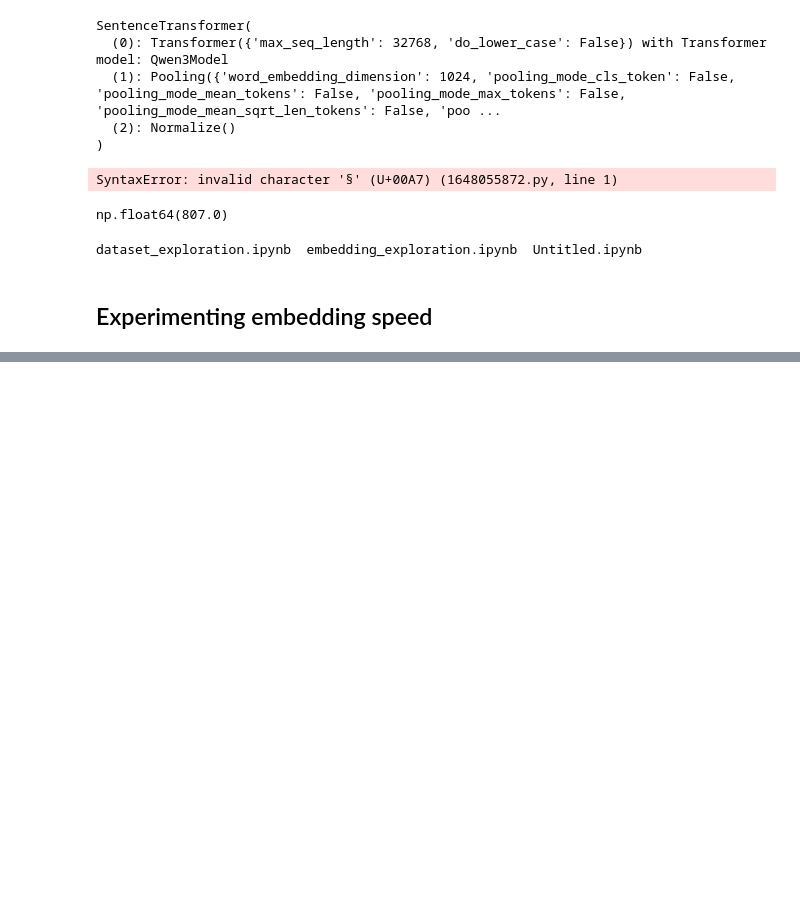
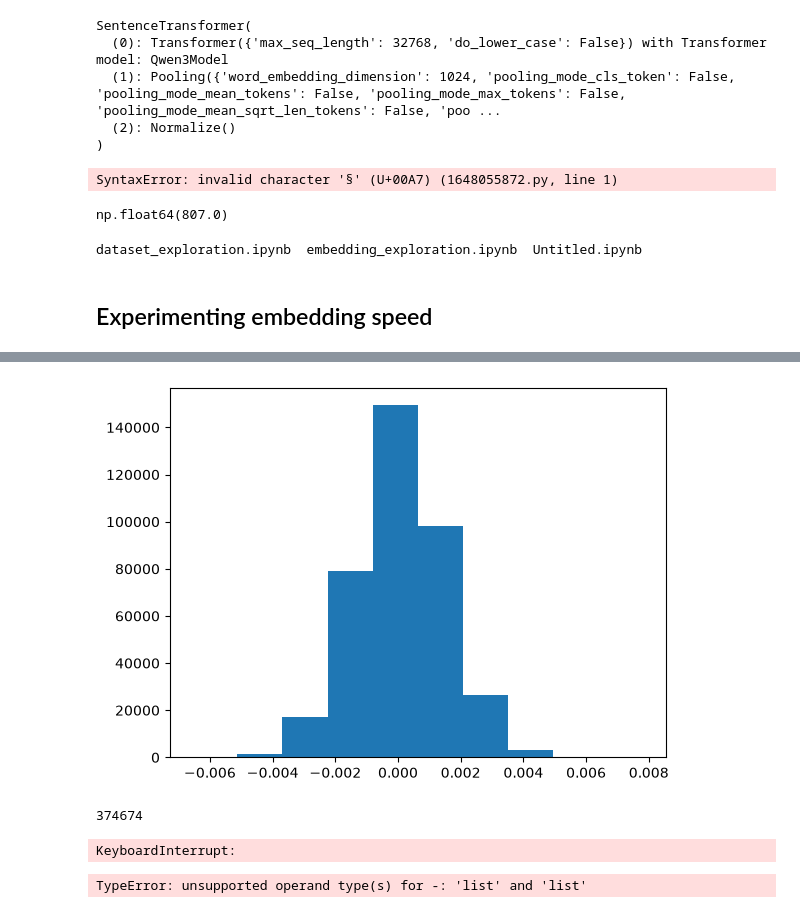
Before and after one commit to Gabriel-Ducrocq/ProjectAlbalat, a Jupyter notebook: albalat/notebooks/embedding_exploration.ipynb, the cells around one changed output, grey strips where cells are left out. Cells and saved outputs as stored; diff of their text form; code cells hidden in the pictures; blank space fills up the shorter version.

```diff
--- a/albalat/notebooks/embedding_exploration.ipynb
+++ b/albalat/notebooks/embedding_exploration.ipynb
@@ -394,0 +661,5 @@ chunk_sorted_subset_bf16_flash = chunk_subset_sorted.map(lambda chunk, model, ba
+# %%
+plt.hist(all_diffs_diff.flatten())
+plt.show()
+# %% [output]
+[figure, added]
@@ -394,0 +673,17 @@ chunk_sorted_subset_bf16_flash = chunk_subset_sorted.map(lambda chunk, model, ba
+# %%
+from tqdm import tqdm
+all_diffs_diff = []
+for r in tqdm(row_indexes_diff[:1000]):
+    sim = np.array([similarity_matrix_32[r, topk_32[r, c]] for c in col_indexes_diff])
+    all_diffs_diff.append(sim[:-1] - sim[1:])
+# %% [output]
+374674
+# %%
+diff_dot_prod = np.array([[similarity_matrix_32[r, topk_32[r, c]] for c in col_indexes_diff] for r in tqdm(row_indexes_diff]))
+eq_dot_prod = np.array([[similarity_matrix_32[r, topk_32[r, c]] for c in col_indexes_eq] for r in row_indexes_eq])
+# %% [output]
+KeyboardInterrupt:
+# %%
+[1, 2] - [2, 3]
+# %% [output]
+TypeError: unsupported operand type(s) for -: 'list' and 'list'
```
Also changed, not shown: parts of 104 cells of this notebook, 3 other files.
